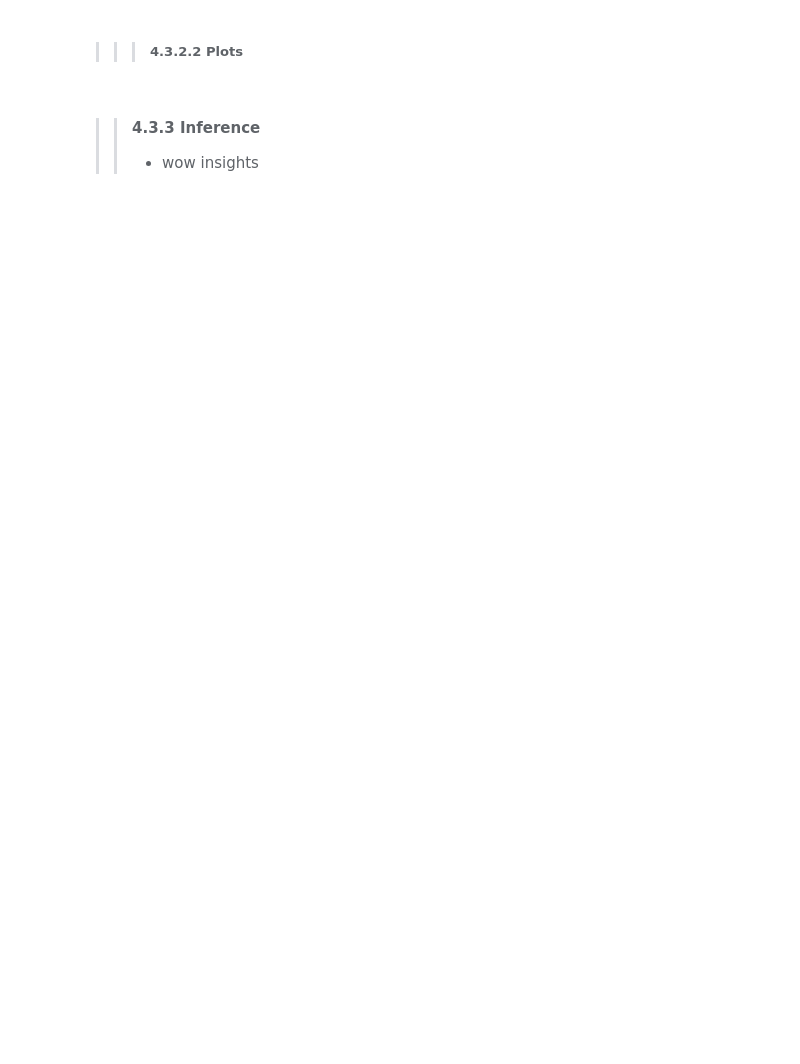
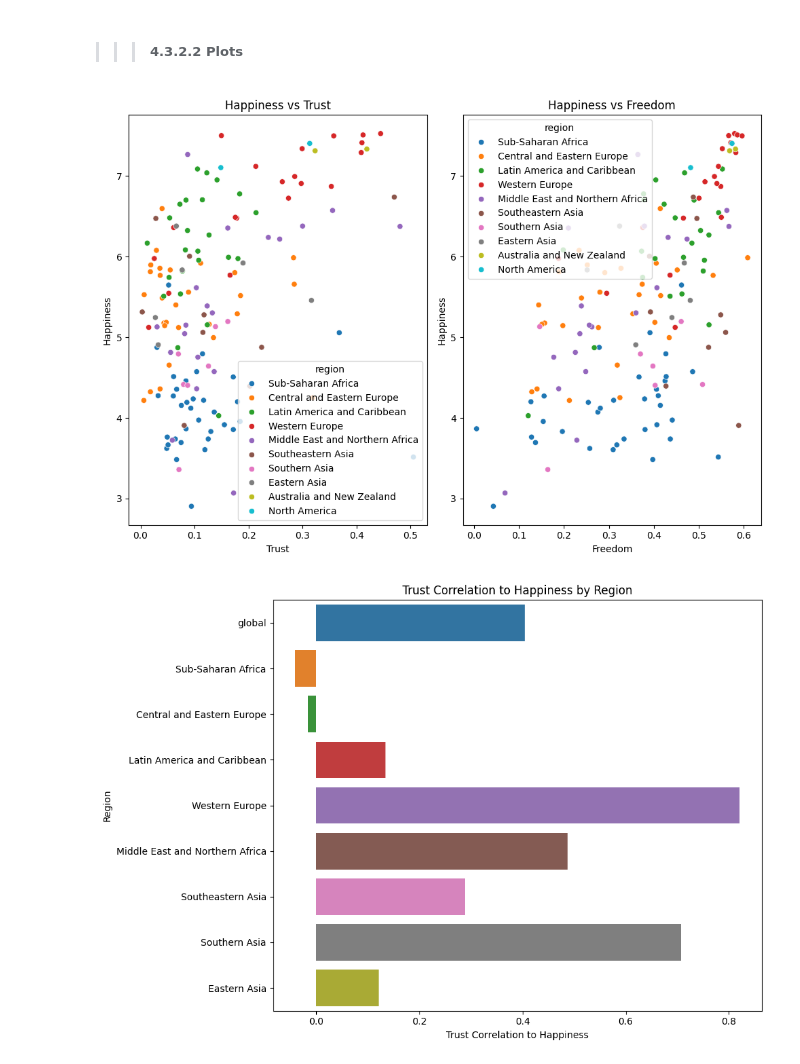
Before and after one commit to 0tv0renakniga/dsc_207_mini_project, a Jupyter notebook: mini_project.ipynb, the cells around one changed output. Saved outputs shown, nothing was run; the diff lists cells and outputs as text; code cells hidden in the pictures; blank space fills up the shorter version.

```diff
--- a/mini_project.ipynb
+++ b/mini_project.ipynb
@@ -402,0 +397,6 @@ link between corruption perception and happiness?
+# %%
+# select only trust_government_corruption, freedom, and happiness score plot 1 and 2
+df_q3_plot_1 = df.loc[:,['region','happiness_score','freedom','trust_government_corruption']]
+
+# selcect trust_government_corruption from correlation dataframe
+df_q3_plot_2 = df_hs_corr[df_hs_corr['numeric_variable']=='trust_government_corruption']
@@ -407,3 +410,29 @@ link between corruption perception and happiness?
-# %% [markdown]
->> #### 4.3.3 Inference
->> - wow insights
+# %%
+# plot 1: trust vs happiness score and freedom vs happiness score
+fig6, axes6 = plt.subplots(1,2)
+
+# trust impact on happiness
+sns.scatterplot(data=df_q3_plot_1,x='trust_government_corruption',y='happiness_score',ax=axes6[0],hue='region')
+axes6[0].set_xlabel('Trust')
+axes6[0].set_ylabel('Happiness')
+axes6[0].set_title('Happiness vs Trust')
+
+
+# freedom impact on happiness
+sns.scatterplot(data=df_q3_plot_1,x='freedom',y='happiness_score',ax=axes6[1],hue='region')
+axes6[1].set_xlabel('Freedom')
+axes6[1].set_ylabel('Happiness')
+axes6[1].set_title('Happiness vs Freedom')
+
+fig6.tight_layout()
+
+# plot2: correlation similarities between trust and happiness for different regions
+fig7, axes7 = plt.subplots(1,1)
+sns.barplot(data=df_q3_plot_2,x='corr_value',y='region',hue='region',ax=axes7)
+axes7.set_xlabel('Trust Correlation to Happiness')
+axes7.set_ylabel('Region')
+axes7.set_title('Trust Correlation to Happiness by Region')
+fig7.tight_layout()
+# %% [output]
+[figure, added]
+[figure, added]
```
Also changed, not shown: parts of 9 cells of this notebook.
